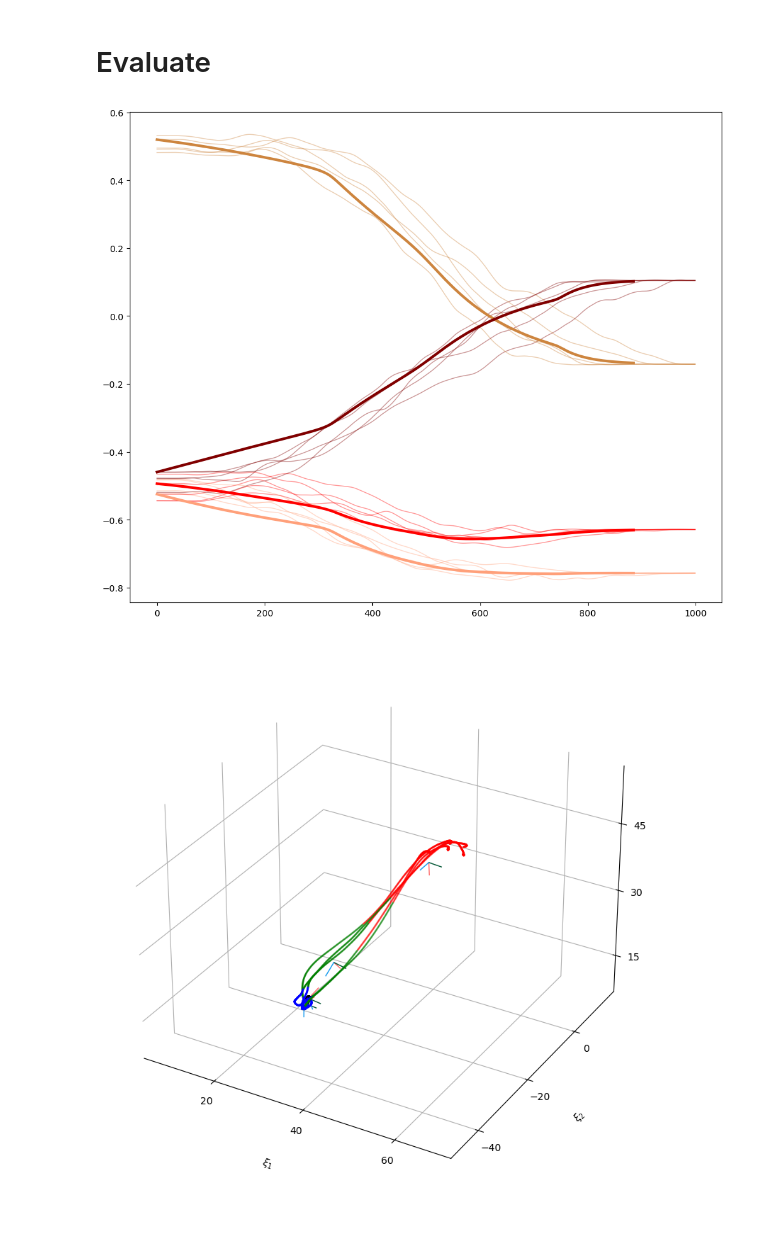
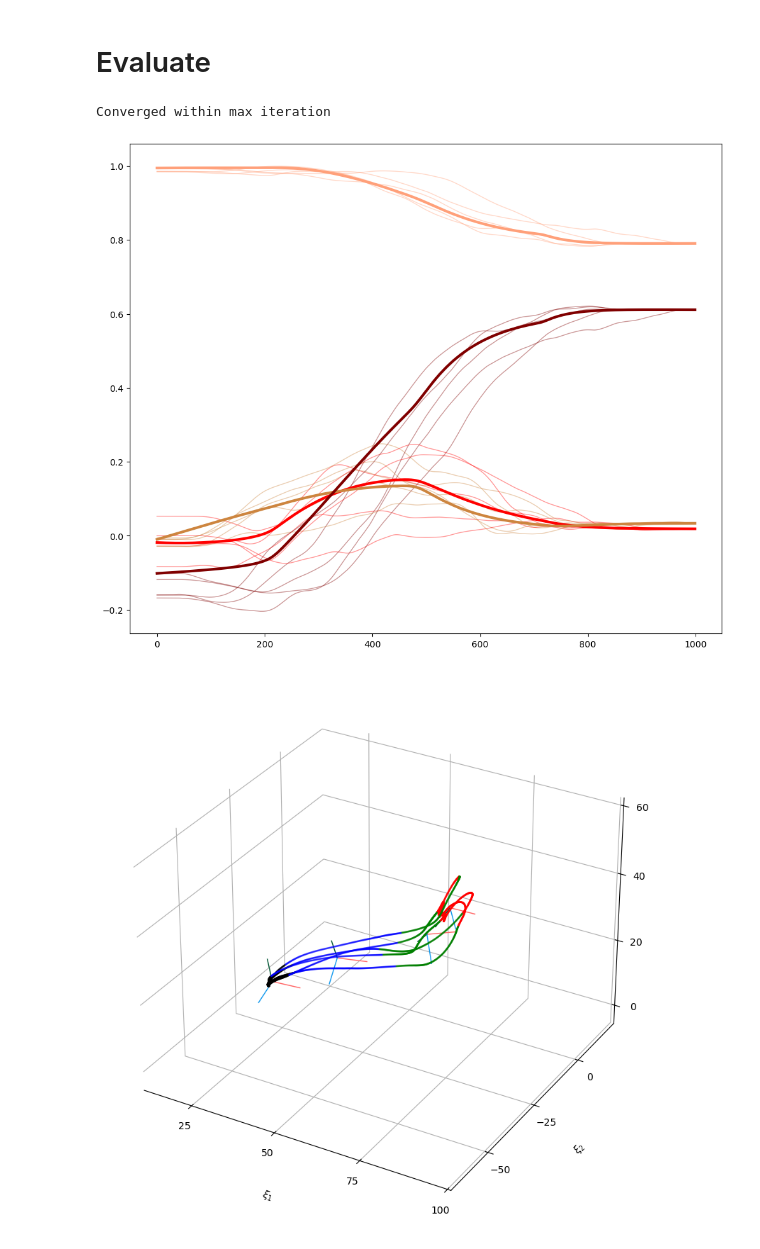
Before and after one commit to sunan-sun/quaternion_ds, a Jupyter notebook: main.ipynb, the cells around one changed output. Saved outputs shown, nothing was run; the diff lists cells and outputs as text; code cells hidden in the pictures.

```diff
--- a/main.ipynb
+++ b/main.ipynb
@@ -7,16 +7,18 @@ from src.util import plot_tools, load_tools, process_tools, quat_tools
 # %% [markdown]
 # Load data
 # %%
-# p_raw, q_raw, t_raw, dt = load_tools.load_npy()
-p_raw, q_raw, t_raw, dt = load_tools.load_clfd_dataset(task_id=3, num_traj=5, sub_sample=1)
-# p_raw, q_raw, t_raw = load_tools.load_demo_dataset()
+T = 5
+# p_raw, q_raw, t_raw, dt = load_tools.load_npy(duration=T)
+p_raw, q_raw, t_raw, dt = load_tools.load_clfd_dataset(task_id=2, num_traj=5, sub_sample=1, duration=T)
+# p_raw, q_raw, t_raw, dt= load_tools.load_demo_dataset()
+T = t_raw[0][-1] - t_raw[0][0]
 # %% [markdown]
 # Process data
 # %%
-p_in, q_in_list, t_in             = process_tools.pre_process(p_raw, q_raw, t_raw, opt= "savgol")
-p_out, q_out                 = process_tools.compute_output(p_in, q_in_list, t_in)
-p_init, q_init_list, p_att, q_att = process_tools.extract_state(p_in, q_in_list)
-p_in, q_in, p_out, q_out     = process_tools.rollout_list(p_in, q_in_list, p_out, q_out)
+p_in_list, q_in_list, t_in_list   = process_tools.pre_process(p_raw, q_raw, t_raw, opt= "savgol")
+p_out_list, q_out_list            = process_tools.compute_output(p_in_list, q_in_list, t_in_list)
+p_init, q_init_list, p_att, q_att = process_tools.extract_state(p_in_list, q_in_list)
+p_in, q_in, p_out, q_out          = process_tools.rollout_list(p_in_list, q_in_list, p_out_list, q_out_list)
 # %% [markdown]
 # Begin learning
 # %%
@@ -26,14 +28,15 @@ quat_obj.begin()
 # Evaluate
 # %%
 q_init = R.from_quat(q_init_list[0].as_quat())
-q_test, gamma_test, omega_test = quat_obj.sim(q_init, step_size=0.01)
+q_test, gamma_test, omega_test = quat_obj.sim(q_init, step_size=dt, duration=T)
 
 plot_tools.plot_traj(q_in_list, q_test)
 plot_tools.plot_gmm(p_in, quat_obj.gmm)
 plot_tools.plot_gamma(gamma_test)
 plot_tools.plot_omega(omega_test)
 
 plt.show()
 # %% [output]
+Converged within max iteration
-[figure, old version]
+[figure, new version]
-[figure, old version]
+[figure, new version]
```
Also changed, not shown: parts of 2 cells of this notebook, 3 other files.
